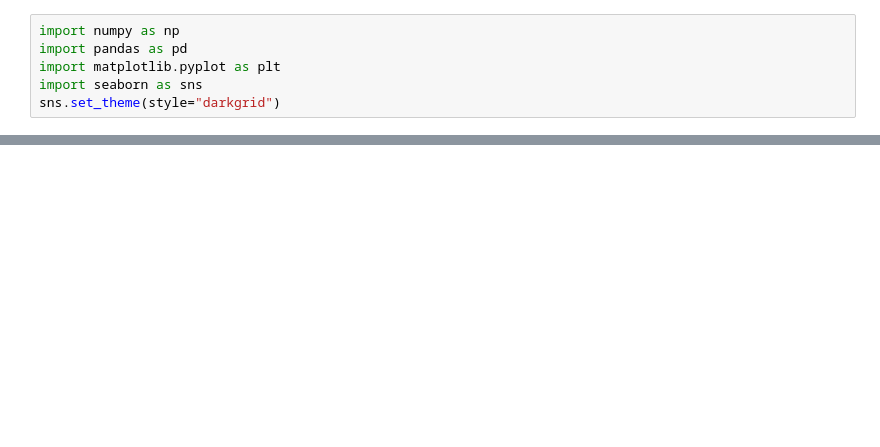
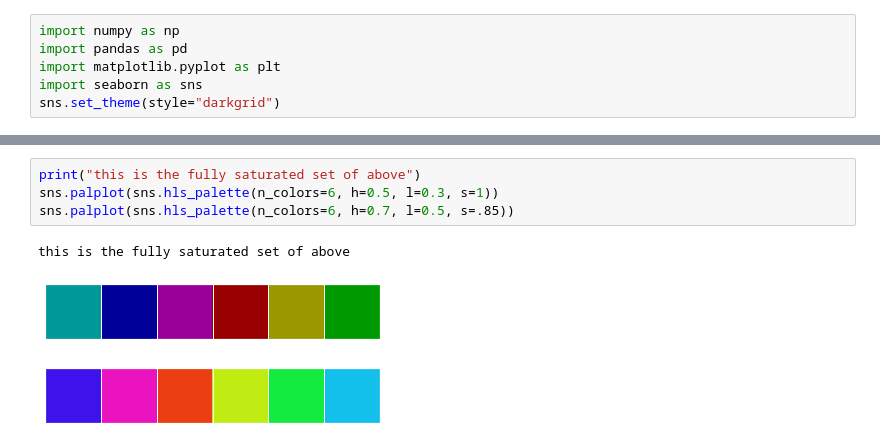
Before and after one commit to yikesbadatnames/seaborn_udemy, a Jupyter notebook: 02_color_palette.ipynb, the cells around one changed output, grey strips where cells are left out. Saved outputs shown, nothing was run; the diff lists cells and outputs as text; blank space fills up the shorter version.

```diff
--- a/02_color_palette.ipynb
+++ b/02_color_palette.ipynb
@@ -20,0 +87,8 @@ sns.set_theme(style="darkgrid")
+# %%
+print("this is the fully saturated set of above")
+sns.palplot(sns.hls_palette(n_colors=6, h=0.5, l=0.3, s=1))
+sns.palplot(sns.hls_palette(n_colors=6, h=0.7, l=0.5, s=.85))
+# %% [output]
+this is the fully saturated set of above
+[figure, added]
+[figure, added]
```
Also changed, not shown: parts of 26 cells of this notebook.
